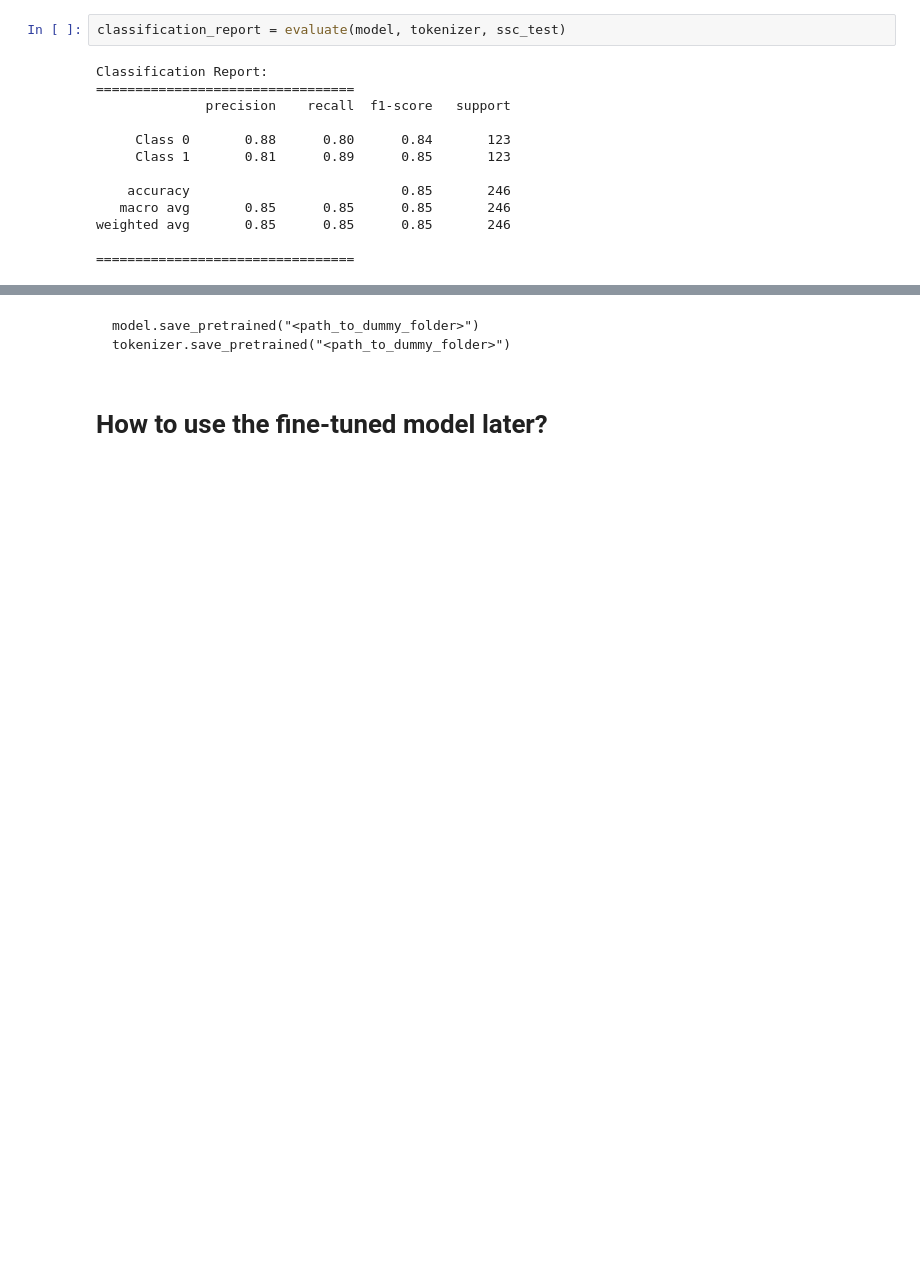
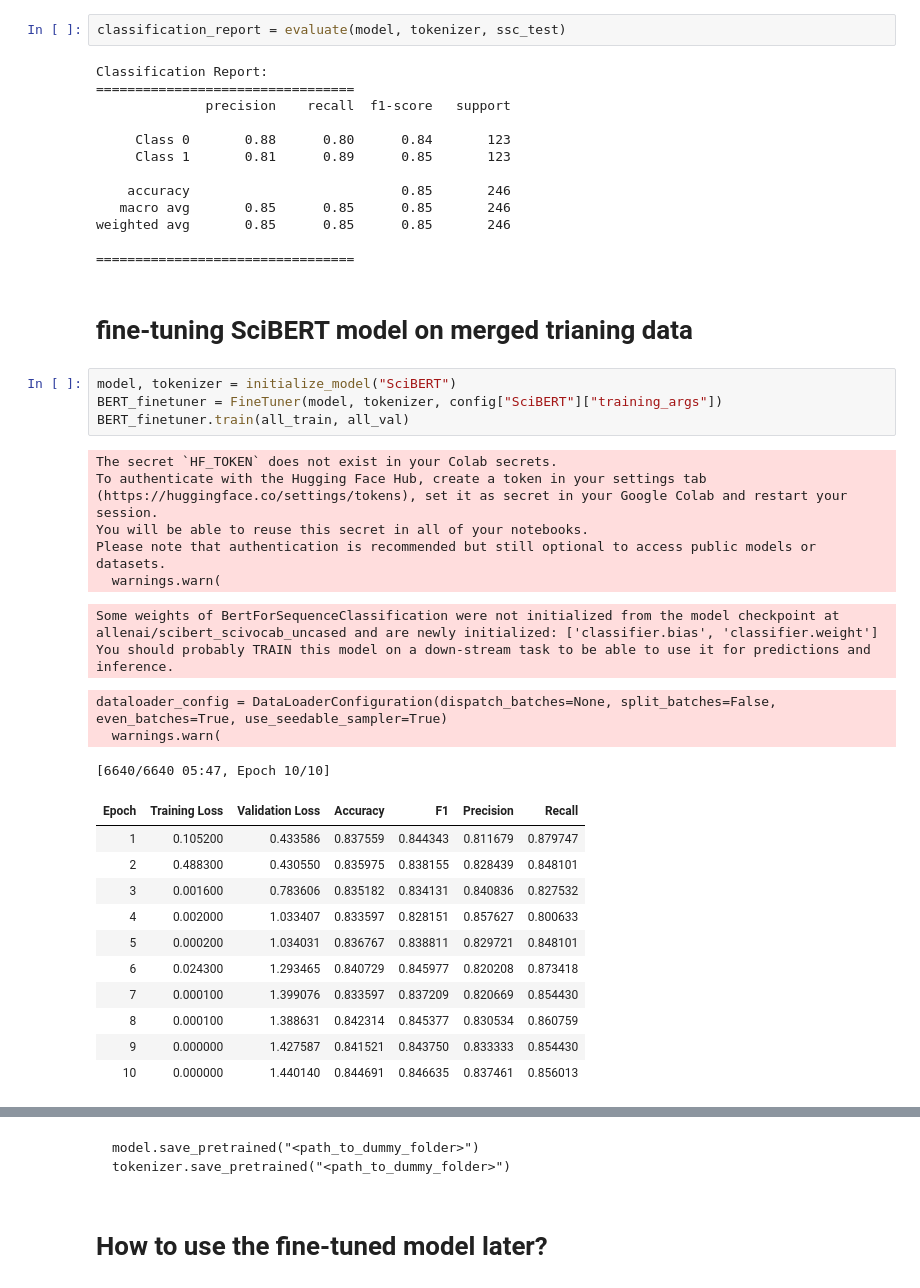
Before and after one commit to rasoulnorouzi/cessc, a Jupyter notebook: tutorial_reproducibility.ipynb, the cells around one changed output, grey strips where cells are left out. Cells and saved outputs as stored; diff of their text form; blank space fills up the shorter version.

Commit message:
updating tutorial file with scibert

```diff
--- a/tutorial_reproducibility.ipynb
+++ b/tutorial_reproducibility.ipynb
@@ -238,3 +243,31 @@ Classification Report:
 weighted avg       0.85      0.85      0.85       246
 
 =================================
+# %% [markdown]
+# fine-tuning SciBERT model on merged trianing data
+# %%
+model, tokenizer = initialize_model("SciBERT")
+BERT_finetuner = FineTuner(model, tokenizer, config["SciBERT"]["training_args"])
+BERT_finetuner.train(all_train, all_val)
+# %% [output]
+The secret `HF_TOKEN` does not exist in your Colab secrets.
+To authenticate with the Hugging Face Hub, create a token in your settings tab (https://huggingface.co/settings/tokens), set it as secret in your Google Colab and restart your session.
+You will be able to reuse this secret in all of your notebooks.
+Please note that authentication is recommended but still optional to access public models or datasets.
+  warnings.warn(
+Some weights of BertForSequenceClassification were not initialized from the model checkpoint at allenai/scibert_scivocab_uncased and are newly initialized: ['classifier.bias', 'classifier.weight']
+You should probably TRAIN this model on a down-stream task to be able to use it for predictions and inference.
+dataloader_config = DataLoaderConfiguration(dispatch_batches=None, split_batches=False, even_batches=True, use_seedable_sampler=True)
+  warnings.warn(
+[6640/6640 05:47, Epoch 10/10]
+| Epoch | Training Loss | Validation Loss | Accuracy | F1 | Precision | Recall |
+| 1 | 0.105200 | 0.433586 | 0.837559 | 0.844343 | 0.811679 | 0.879747 |
+| 2 | 0.488300 | 0.430550 | 0.835975 | 0.838155 | 0.828439 | 0.848101 |
+| 3 | 0.001600 | 0.783606 | 0.835182 | 0.834131 | 0.840836 | 0.827532 |
+| 4 | 0.002000 | 1.033407 | 0.833597 | 0.828151 | 0.857627 | 0.800633 |
+| 5 | 0.000200 | 1.034031 | 0.836767 | 0.838811 | 0.829721 | 0.848101 |
+| 6 | 0.024300 | 1.293465 | 0.840729 | 0.845977 | 0.820208 | 0.873418 |
+| 7 | 0.000100 | 1.399076 | 0.833597 | 0.837209 | 0.820669 | 0.854430 |
+| 8 | 0.000100 | 1.388631 | 0.842314 | 0.845377 | 0.830534 | 0.860759 |
+| 9 | 0.000000 | 1.427587 | 0.841521 | 0.843750 | 0.833333 | 0.854430 |
+| 10 | 0.000000 | 1.440140 | 0.844691 | 0.846635 | 0.837461 | 0.856013 |
```
Also changed, not shown: parts of 7 cells of this notebook.
